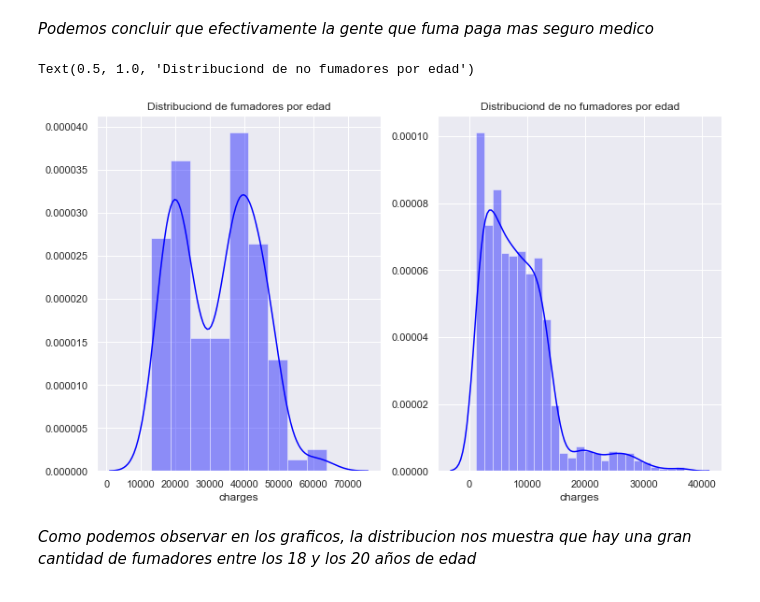
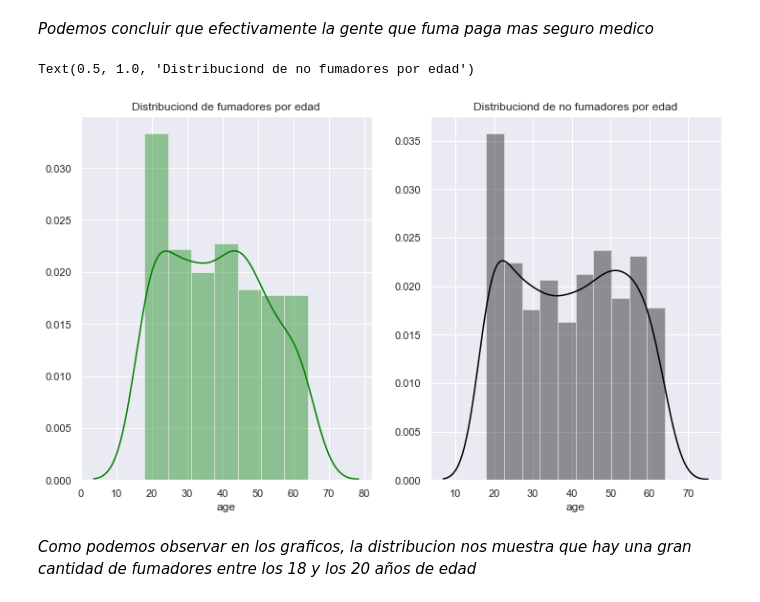
Before and after one commit to sbsreyes/Insurance_Cost_Machine-Learning, a Jupyter notebook: Insurance cost prediction.ipynb, the cells around one changed output. Saved outputs shown, nothing was run; the diff lists cells and outputs as text; code cells hidden in the pictures.

```diff
--- a/Insurance cost prediction.ipynb
+++ b/Insurance cost prediction.ipynb
@@ -129,12 +129,12 @@ ax = sns.barplot(x = df['smoker'], y = df['charges'], hue = df['smoker'] , ci =
 # %%
 #¿Cual es la distribucion en edades de la gente que fuma?
 
 fig, axis = plt.subplots(1,2, figsize = (12,7))
 
-sns.distplot(df[(df.smoker == 1)]['charges'], color = 'blue', ax = axis[0]).set_title('Distribuciond de fumadores por edad')
-sns.distplot(df[(df.smoker == 0)]['charges'], color = 'blue', ax = axis[1]).set_title('Distribuciond de no fumadores por edad')
+sns.distplot(df[(df.smoker == 1)]['age'], color = 'green', ax = axis[0]).set_title('Distribuciond de fumadores por edad')
+sns.distplot(df[(df.smoker == 0)]['age'], color = 'black', ax = axis[1]).set_title('Distribuciond de no fumadores por edad')
 # %% [output]
 Text(0.5, 1.0, 'Distribuciond de no fumadores por edad')
-[figure, old version]
+[figure, new version]
 # %% [markdown]
 *Como podemos observar en los graficos, la distribucion nos muestra que hay una gran cantidad de fumadores entre los 18 y los 20 años de edad*
```
Also changed, not shown: parts of 28 cells of this notebook, 1 other file.
